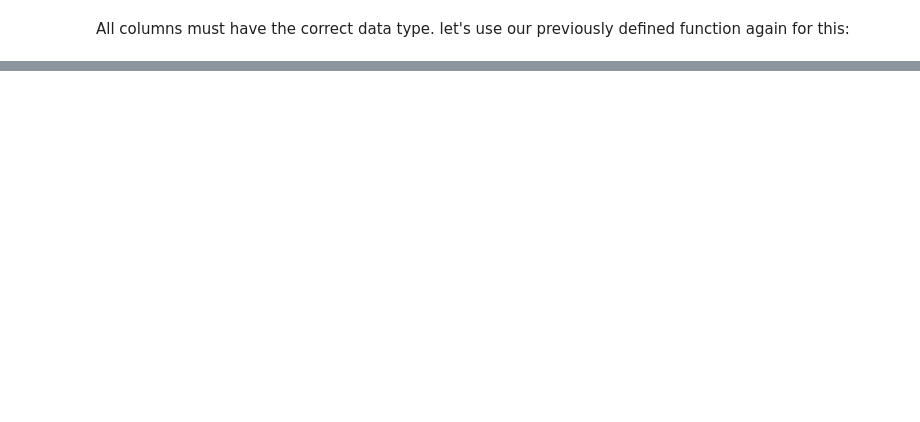
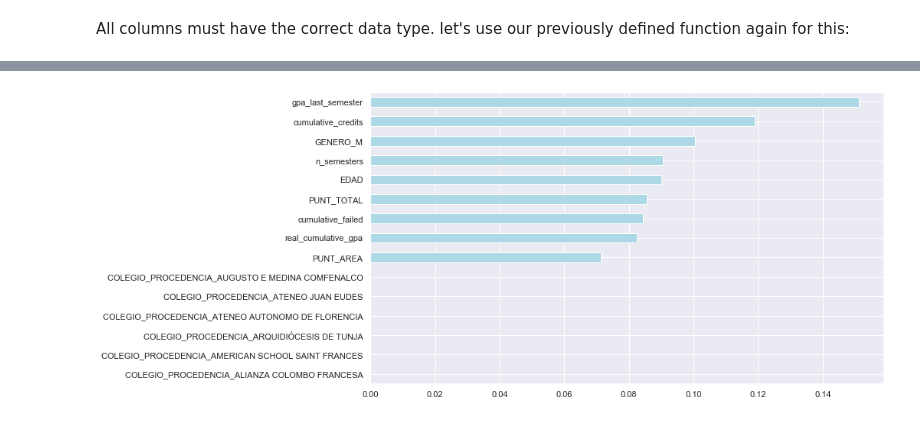
Before and after one commit to DS4A-COL21-G56/DS4A_G56, a Jupyter notebook: notebooks/data_processing/extended_dataset.ipynb, the cells around one changed output, grey strips where cells are left out. Saved outputs shown, nothing was run; the diff lists cells and outputs as text; code cells hidden in the pictures; blank space fills up the shorter version.

```diff
--- a/notebooks/data_processing/extended_dataset.ipynb
+++ b/notebooks/data_processing/extended_dataset.ipynb
@@ -310,10 +447,8 @@ sns.heatmap(df_correlation, mask=mask, cmap=cmap, vmax=1, center=0,
 # %%
-# Import LabelEncoder
-from sklearn.preprocessing import LabelEncoder
-
+# Create a dummy DataFrame
 to_dummies = ['FACULTAD', 'NOMBRE_PROGRAMA', 'GENERO', 'COLEGIO_PROCEDENCIA', 'ES_DESERTOR']
 
-gpas_dummy = pd.get_dummies(extended_with_program.drop(['CODIGO'], axis = 1), drop_first = True)
+gpas_dummy = pd.get_dummies(extended_with_program.drop(['CODIGO', 'PERIODO_ACADEMICO'], axis = 1), drop_first = True)
 # %%
 from sklearn.metrics import accuracy_score
 from sklearn.model_selection import train_test_split
@@ -380,0 +545,11 @@ for (clf_name, clf), idx in zip(classifiers, idxs):
+# %%
+#Feature importance
+fig, axes = plt.subplots(figsize= (12,7))
+importances_rf =pd.Series(rfc.feature_importances_[0:15], index = df_new.drop\
+                                          (['ES_DESERTOR_SI'], axis = 1).columns[0:15])
+sorted_importances_rf = importances_rf.sort_values()
+sns.set()
+sorted_importances_rf.plot(kind='barh', color = 'lightblue')
+plt.show()
+# %% [output]
+[figure, added]
```
Also changed, not shown: parts of 35 cells of this notebook, 1 other file.
